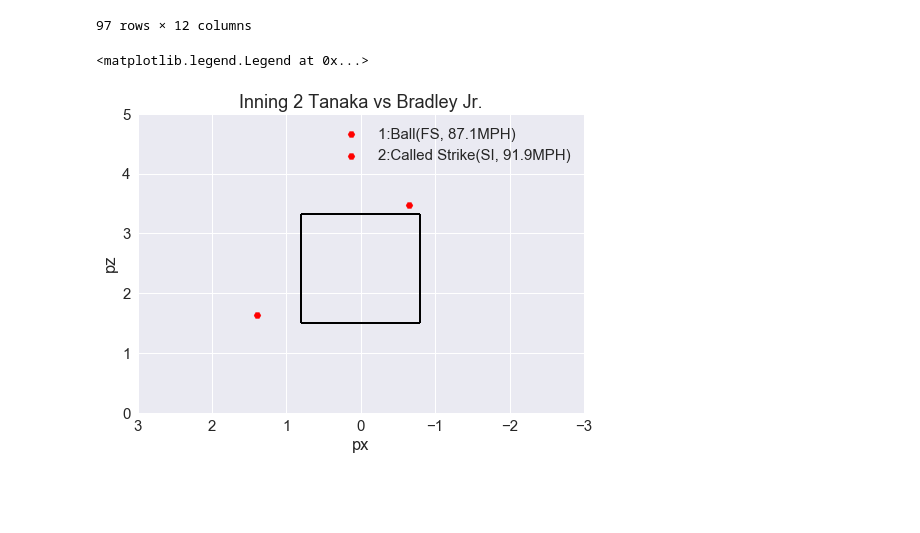
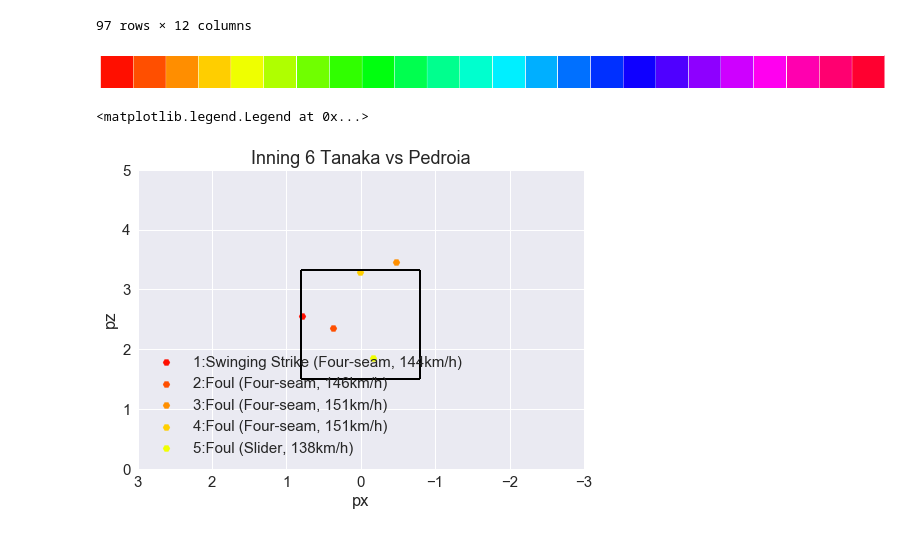
Before and after one commit to tunanosuke/baseball_hack, a Jupyter notebook: code/tanaka_shutout_vs_redsox.ipynb, the cells around one changed output. Drawn from its saved outputs; the diff is of its cells as text; code cells hidden in the pictures; blank space fills up the shorter version.

Commit message:
speed & pitch type & color

```diff
--- a/code/tanaka_shutout_vs_redsox.ipynb
+++ b/code/tanaka_shutout_vs_redsox.ipynb
@@ -27,6 +27,28 @@ data[['inning_number', 'pit_box_name', 'bat_box_name', 'bat_hand_cd', 'px', 'pz'
 | 1371 | 9 | Tanaka | Benintendi | L | 0.023714 | 1.938797 | 3.438094 | 1.687956 | ... |
 | 1372 | 9 | Tanaka | Benintendi | L | -0.799538 | 1.501677 | 3.675990 | 1.503971 | ... |
 97 rows × 12 columns
+# %%
+sns.palplot(sns.hls_palette(24, l = 0.5, s = 1))
+# %% [output]
+[figure, added]
+# %%
+PITCH_TYPES = {
+    "CH": "Change-up",
+    "CU": "Curve",
+    "EP": "Ephuus",
+    "FA": "Fastball",
+    "FC": "Cut",
+    "FF": "Four-seam",
+    "FO": "Fork",
+    "FS": "Split",
+    "FT": "Two-seam",
+    "KC": "Knuckle Curve",
+    "KN": "Knuckle",
+    "SC": "Screw",
+    "SI": "Sinker",
+    "SL": "Slider",
+    "UN": "Unknown"
+}
 # %%
 inning = 1
 batter = "Pedroia"
@@ -50,36 +72,37 @@ ax.vlines(0.8, ymin =1.5, ymax = 3.32)
 ax.hlines(1.5, xmin = -0.8, xmax = 0.8)
 ax.hlines(3.32, xmin = -0.8, xmax = 0.8)
 
 pitch_data = []
 for _, d in data.iterrows():
     if inning == d["inning_number"] and batter == d["bat_box_name"]:
         pitch_data.append(d)
 
 for i in range(0, pitch):
-    label = "{cnt}:{event}({type}, {speed}MPH)".format(
+    label = "{cnt}:{event} ({type}, {speed}km/h)".format(
         **{
             "cnt": i + 1,
-            "speed": pitch_data[i]["start_speed"],
-            "type": pitch_data[i]["pitch_type"],
-            "event": pitch_data[i]["pitch_des"]
+            "event": pitch_data[i]["pitch_des"],
+            "type": PITCH_TYPES.get(pitch_data[i]["pitch_type"]),
+            "speed": round(pitch_data[i]["start_speed"] * 1.6093),
         }
     )
-    ax.scatter(pitch_data[i]["px"], pitch_data[i]["pz"], label = label, c = "red", marker = "H")
+    color = sns.hls_palette(24, l = 0.5, s = 1)[i]
+    ax.scatter(pitch_data[i]["px"], pitch_data[i]["pz"], label = label, c = color, marker = "H")
 
 pitch += 1
 cnt +=1
 
 if len(pitch_data) < pitch:
     pitch = 1
     i = 1
     for _, d in data.iterrows():
         if i == cnt:
             inning = d["inning_number"]
             batter = d["bat_box_name"]
             break
         i += 1
 
 ax.legend()
 # %% [output]
 <matplotlib.legend.Legend at 0x...>
-[figure, old version]
+[figure, new version]
```
Also changed, not shown: 1 other file.
